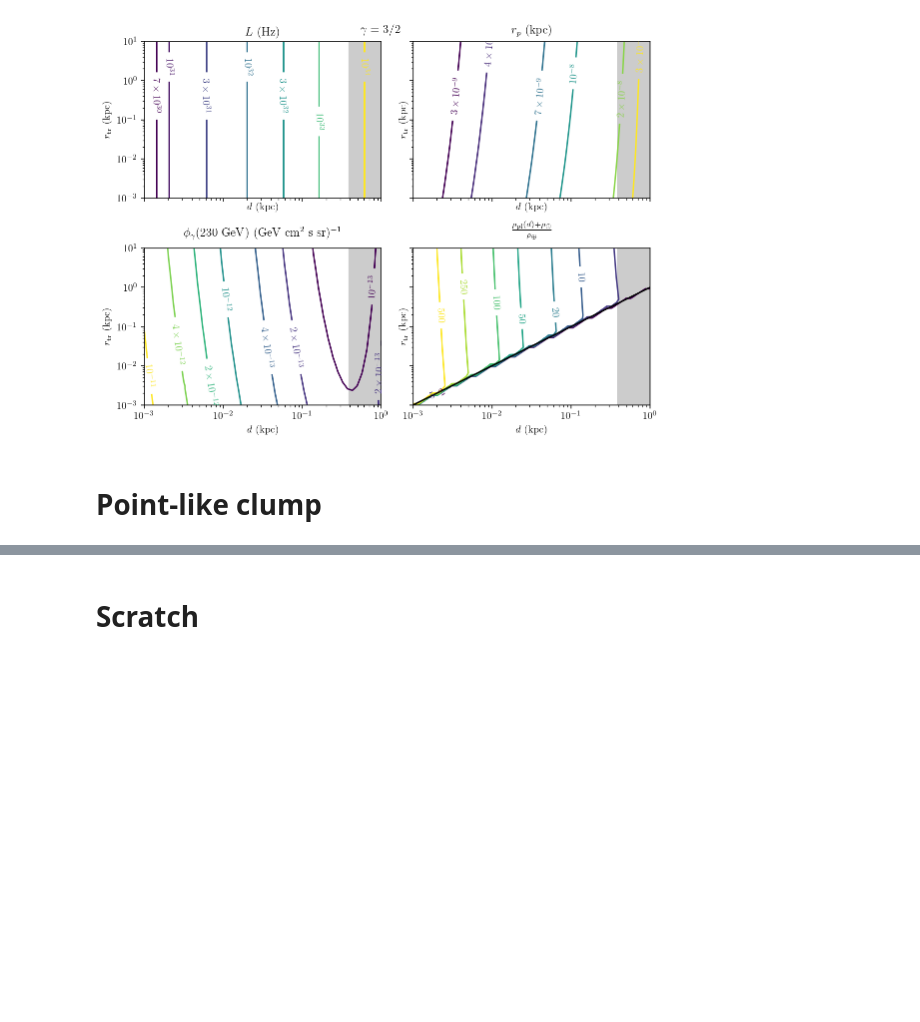
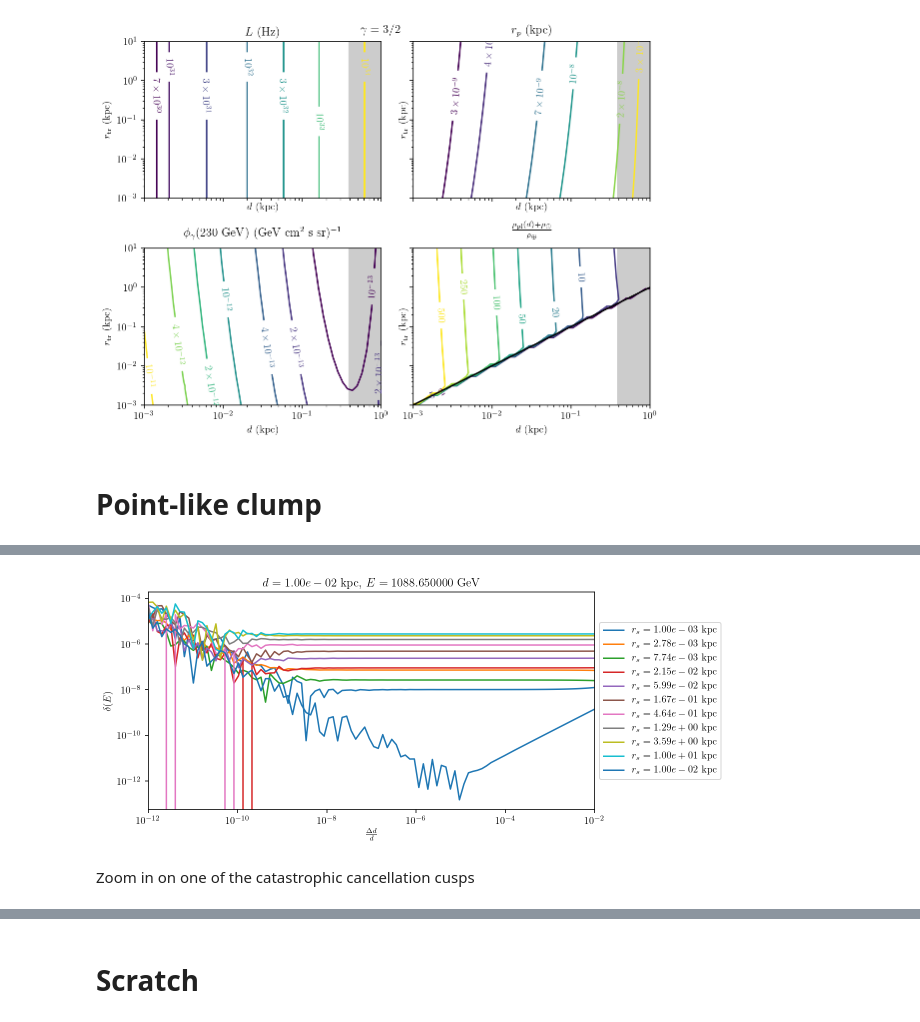
Before and after one commit to adam-coogan/cr_lines_from_dm_subhalos, a Jupyter notebook: Contour plots 6.ipynb, the cells around one changed output, grey strips where cells are left out. Saved outputs shown, nothing was run; the diff lists cells and outputs as text; code cells hidden in the pictures; blank space fills up the shorter version.

```diff
--- a/Contour plots 6.ipynb
+++ b/Contour plots 6.ipynb
@@ -1119,0 +1178,27 @@ gamma = 1.00, dist=3.00e-01
+# %%
+plt.figure(figsize=(10, 4))
+plt.xscale("log")
+plt.yscale("log")
+plt.xlabel(r"$\frac{\Delta d}{d}$")
+plt.ylabel(r"$\delta(E)$")
+plt.title(r"$d = %.2e$ kpc, $E = %f$ GeV" % (dist, e))
+
+# for r_s, ds in zip(r_ss, deltas):
+#     plt.plot(delta_d_rels, ds, label=r"$r_s = %.2e$ kpc" % r_s)
+
+for r_s, ds in zip(r_ss, deltas):
+    plt.plot(delta_d_rels, ds, label=r"$r_s = %.2e$ kpc" % r_s)
+
+plt.xlim(delta_d_rels[[0, -1]])
+
+# Shrink current axis by 20%
+box = plt.gca().get_position()
+plt.gca().set_position([box.x0, box.y0, box.width * 0.8, box.height])
+
+# Put a legend to the right of the current axis
+plt.legend(loc='center left', bbox_to_anchor=(1, 0.5))
+plt.savefig("figures/anisotropy_derivative_approximation.pdf")
+# %% [output]
+[figure, added]
+# %% [markdown]
+Zoom in on one of the catastrophic cancellation cusps
```
Also changed, not shown: parts of 9 cells of this notebook, 13 other files.
